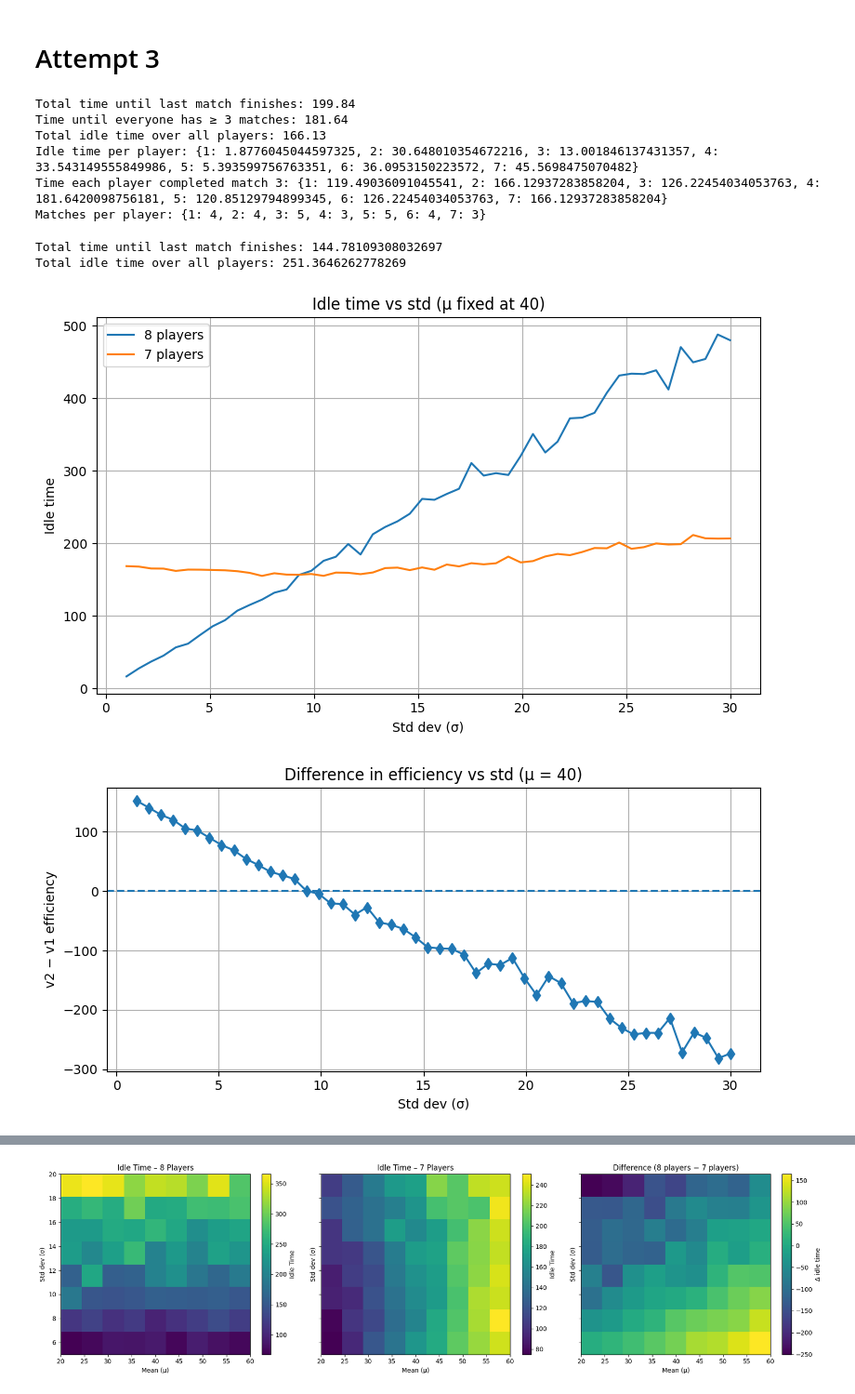
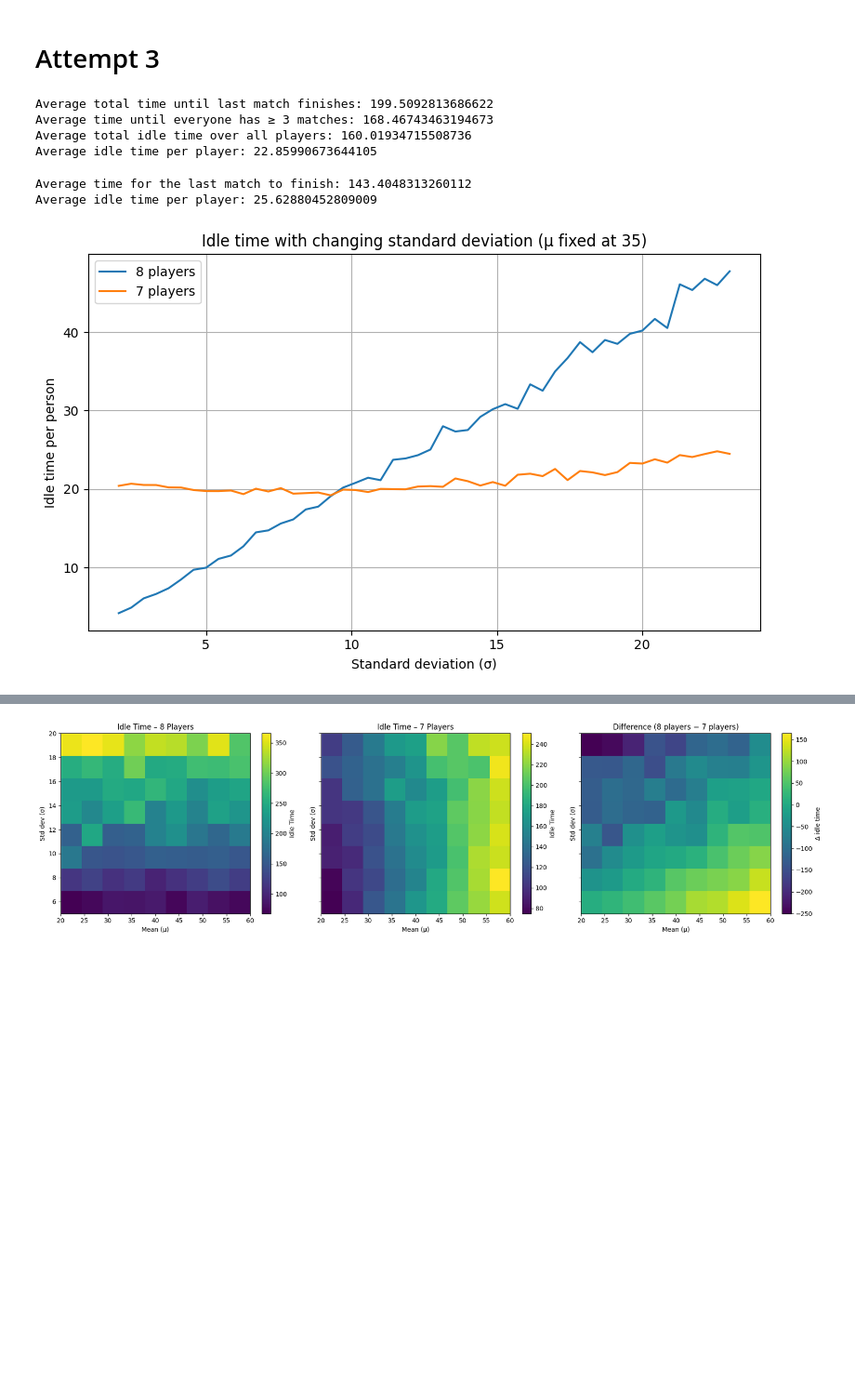
Before and after one commit to BenGillen1998/cube_stats, a Jupyter notebook: cube_wait_times.ipynb, the cells around one changed output, grey strips where cells are left out. Shown at 93% size. Drawn from its saved outputs; the diff is of its cells as text; code cells hidden in the pictures; blank space fills up the shorter version.

```diff
--- a/cube_wait_times.ipynb
+++ b/cube_wait_times.ipynb
@@ -368,7 +368,7 @@ import random
 import heapq
 import numpy as np
 
-def cube_w_7(mu=40.0, sigma=10.0, target_matches=3, seed=None, verbose=False):
+def cube_w_7(mu=40.0, sigma=12.5, target_matches=3, seed=None, verbose=False):
     """
     Simulate the 7-player system you described.
 
@@ -615,7 +615,7 @@ if __name__ != "__main__":
     print("Matches per player:", result["matches_per_player"])
 
 
-if __name__ != "__main__":
+if __name__ == "__main__":
 
     total_time_list = []
     time_all_three_list = []
@@ -623,7 +623,7 @@ if __name__ != "__main__":
     idle_time_per_player_list = []
     time_of_third_list = []
     matches_per_player_list = []
-    for _ in range(1000):
+    for _ in range(10000):
         result = cube_w_7()
         total_time_list.append(result['total_time'])
         time_all_three_list.append(result["time_all_three"])
@@ -634,16 +634,14 @@ if __name__ != "__main__":
     print(f"Average total time until last match finishes: {np.mean(total_time_list)}")
     print(f"Average time until everyone has ≥ 3 matches: {np.mean(time_all_three_list)}")
     print(f"Average total idle time over all players: {np.mean(total_idle_time_list)}")
-    print(f"Average idle time per player: {np.mean(total_idle_time_list)}")
+    print(f"Average idle time per player: {np.mean(total_idle_time_list)/7}")
 # %% [output]
-Total time until last match finishes: 199.84
-Time until everyone has ≥ 3 matches: 181.64
-Total idle time over all players: 166.13
-Idle time per player: {1: 1.8776045044597325, 2: 30.648010354672216, 3: 13.001846137431357, 4: 33.543149555849986, 5: 5.393599756763351, 6: 36.0953150223572, 7: 45.5698475070482}
-Time each player completed match 3: {1: 119.49036091045541, 2: 166.12937283858204, 3: 126.22454034053763, 4: 181.6420098756181, 5: 120.85129794899345, 6: 126.22454034053763, 7: 166.12937283858204}
-Matches per player: {1: 4, 2: 4, 3: 5, 4: 3, 5: 5, 6: 4, 7: 3}
+Average total time until last match finishes: 199.5092813686622
+Average time until everyone has ≥ 3 matches: 168.46743463194673
+Average total idle time over all players: 160.01934715508736
+Average idle time per player: 22.85990673644105
 # %%
-def cube_w_8(mu = 40, sigma = 15):
+def cube_w_8(mu = 35, sigma = 12.5):
     final_time = 0
     idle_time = 0
     for match in range(3):
@@ -661,9 +659,19 @@ if __name__ != "__main__":
     final_time, idle_time = cube_w_8()
     print(f"Total time until last match finishes: {final_time}")
     print(f"Total idle time over all players: {idle_time}")
+
+if __name__ == "__main__":
+    final_times = []
+    idle_times = []
+    for _ in range(10000):
+        final_time, idle_time = cube_w_8()
+        final_times.append(final_time)
+        idle_times.append(idle_time)
+    print(f"Average time for the last match to finish: {np.mean(final_times)}")
+    print(f"Average idle time per player: {np.mean(idle_times)/8}")
 # %% [output]
-Total time until last match finishes: 144.78109308032697
-Total idle time over all players: 251.3646262778269
+Average time for the last match to finish: 143.4048313260112
+Average idle time per player: 25.62880452809009
 # %%
 import numpy as np
 import matplotlib.pyplot as plt
@@ -671,7 +679,7 @@ import matplotlib.pyplot as plt
 # -----------------------------------------
 # 1. Fixed mean and std-range to explore
 # -----------------------------------------
-mu_fixed = 40
+mu_fixed = 35
 
 # -------------------------------------------------
 # 2. Wrapped functions as to only end up with the relevant info
@@ -685,56 +693,41 @@ def eff_v2(mu, sigma):
     results = cube_w_7(mu, sigma)
     return results['total_idle_time']
 
-stds = np.linspace(1, 30, 50)  # range of std values to check
+stds = np.linspace(2, 23, 50)  # range of std values to check
 
 # Averaging over multiple runs
 n_runs = 100
 
 # -----------------------------------------
 # 3. Evaluate both versions across stds
 # -----------------------------------------
 scores1 = []
 scores2 = []
 
 for sigma in stds:
-    v1_vals = [eff_v1(mu_fixed, sigma) for _ in range(n_runs)]
-    v2_vals = [eff_v2(mu_fixed, sigma) for _ in range(n_runs)]
+    v1_vals = [eff_v1(mu_fixed, sigma)/8 for _ in range(n_runs)]
+    v2_vals = [eff_v2(mu_fixed, sigma)/7 for _ in range(n_runs)]
     scores1.append(np.mean(v1_vals))
     scores2.append(np.mean(v2_vals))
 
 scores1 = np.array(scores1)
 scores2 = np.array(scores2)
 diff = scores2 - scores1
 
 # -----------------------------------------
 # 4. Plot comparison
 # -----------------------------------------
 fig, ax1 = plt.subplots(figsize=(8, 5))
 
 ax1.plot(stds, scores1, label='8 players')
 ax1.plot(stds, scores2, label='7 players')
-ax1.set_xlabel("Std dev (σ)")
-ax1.set_ylabel("Idle time")
-ax1.set_title(f"Idle time vs std (μ fixed at {mu_fixed})")
+ax1.set_xlabel("Standard deviation (σ)")
+ax1.set_ylabel("Idle time per person")
+ax1.set_title(f"Idle time with changing standard deviation (μ fixed at {mu_fixed})")
 ax1.legend()
 ax1.grid(True)
 
 plt.tight_layout()
 plt.show()
-
-# -----------------------------------------
-# 4. Optional: separate plot for the difference
-# -----------------------------------------
-fig, ax2 = plt.subplots(figsize=(8, 4))
-ax2.plot(stds, diff, marker='d')
-ax2.axhline(0, linestyle='--')
-ax2.set_xlabel("Std dev (σ)")
-ax2.set_ylabel("v2 − v1 efficiency")
-ax2.set_title(f"Difference in efficiency vs std (μ = {mu_fixed})")
-ax2.grid(True)
-
-plt.tight_layout()
-plt.show()
 # %% [output]
-[figure, old version]
+[figure, new version]
-[figure, removed]
```
Also changed, not shown: parts of 2 cells of this notebook, 2 other files.
